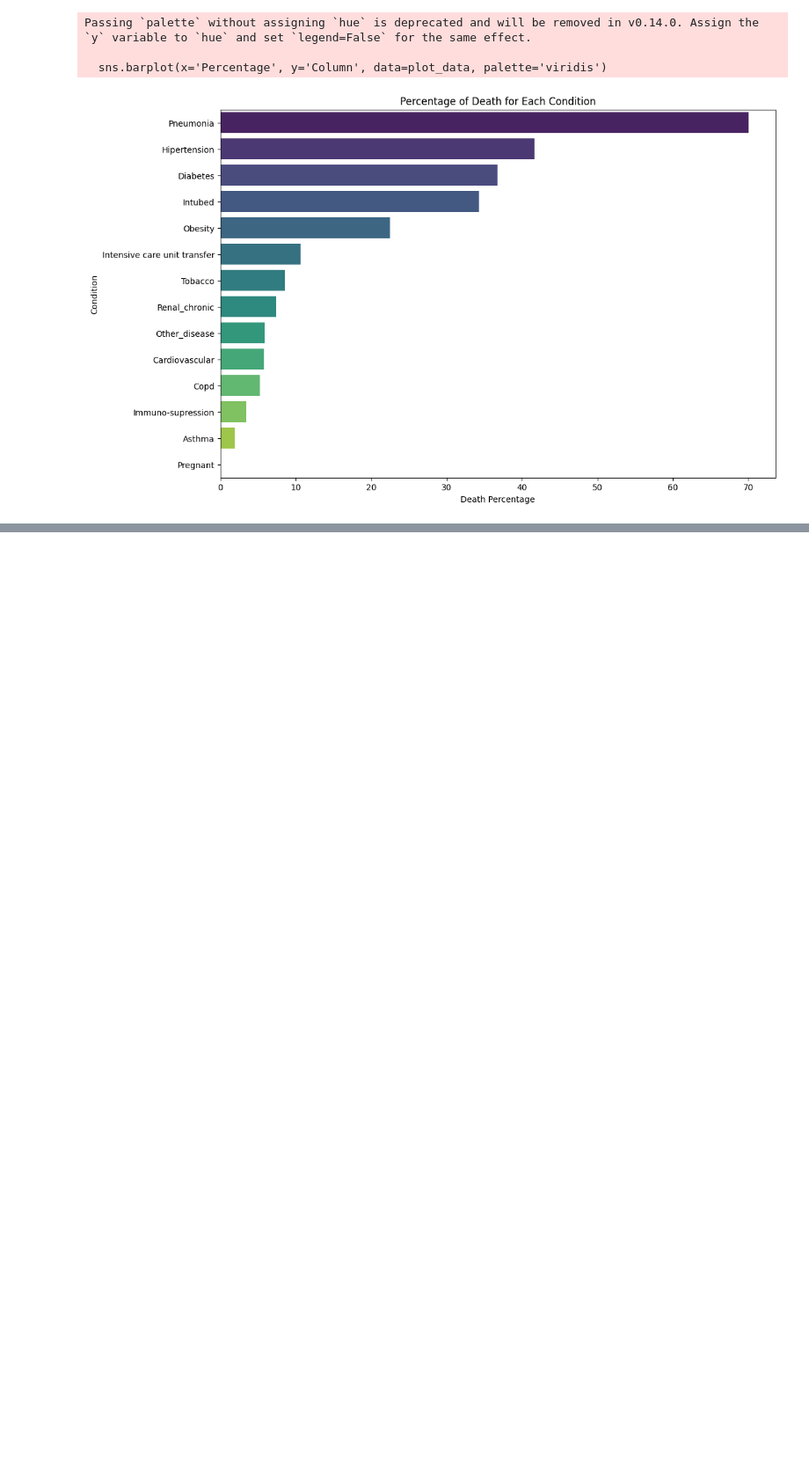
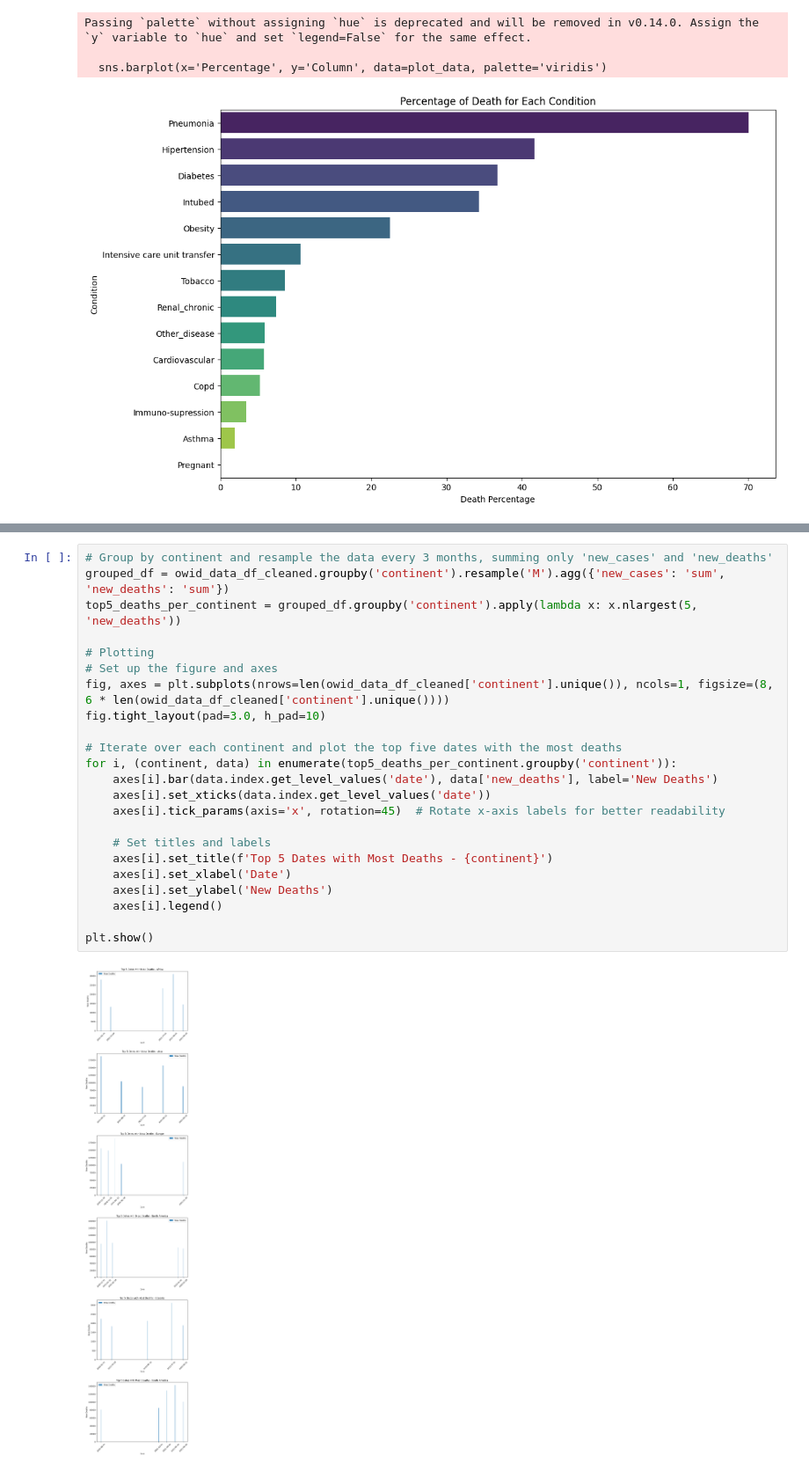
Before and after one commit to morkou/Healthcare, a Jupyter notebook: Analysis/covid_datasets_analysis.ipynb, the cells around one changed output, grey strips where cells are left out. Shown at 88% size. Cells and saved outputs as stored; diff of their text form; blank space fills up the shorter version.

```diff
--- a/Analysis/covid_datasets_analysis.ipynb
+++ b/Analysis/covid_datasets_analysis.ipynb
@@ -119,0 +204,25 @@ Passing `palette` without assigning `hue` is deprecated and will be removed in v
+# %%
+# Group by continent and resample the data every 3 months, summing only 'new_cases' and 'new_deaths'
+grouped_df = owid_data_df_cleaned.groupby('continent').resample('M').agg({'new_cases': 'sum', 'new_deaths': 'sum'})
+top5_deaths_per_continent = grouped_df.groupby('continent').apply(lambda x: x.nlargest(5, 'new_deaths'))
+
+# Plotting
+# Set up the figure and axes
+fig, axes = plt.subplots(nrows=len(owid_data_df_cleaned['continent'].unique()), ncols=1, figsize=(8, 6 * len(owid_data_df_cleaned['continent'].unique())))
+fig.tight_layout(pad=3.0, h_pad=10)
+
+# Iterate over each continent and plot the top five dates with the most deaths
+for i, (continent, data) in enumerate(top5_deaths_per_continent.groupby('continent')):
+    axes[i].bar(data.index.get_level_values('date'), data['new_deaths'], label='New Deaths')
+    axes[i].set_xticks(data.index.get_level_values('date'))
+    axes[i].tick_params(axis='x', rotation=45)  # Rotate x-axis labels for better readability
+
+    # Set titles and labels
+    axes[i].set_title(f'Top 5 Dates with Most Deaths - {continent}')
+    axes[i].set_xlabel('Date')
+    axes[i].set_ylabel('New Deaths')
+    axes[i].legend()
+
+plt.show()
+# %% [output]
+[figure, added]
```
Also changed, not shown: parts of 4 cells of this notebook, 1 other file.
